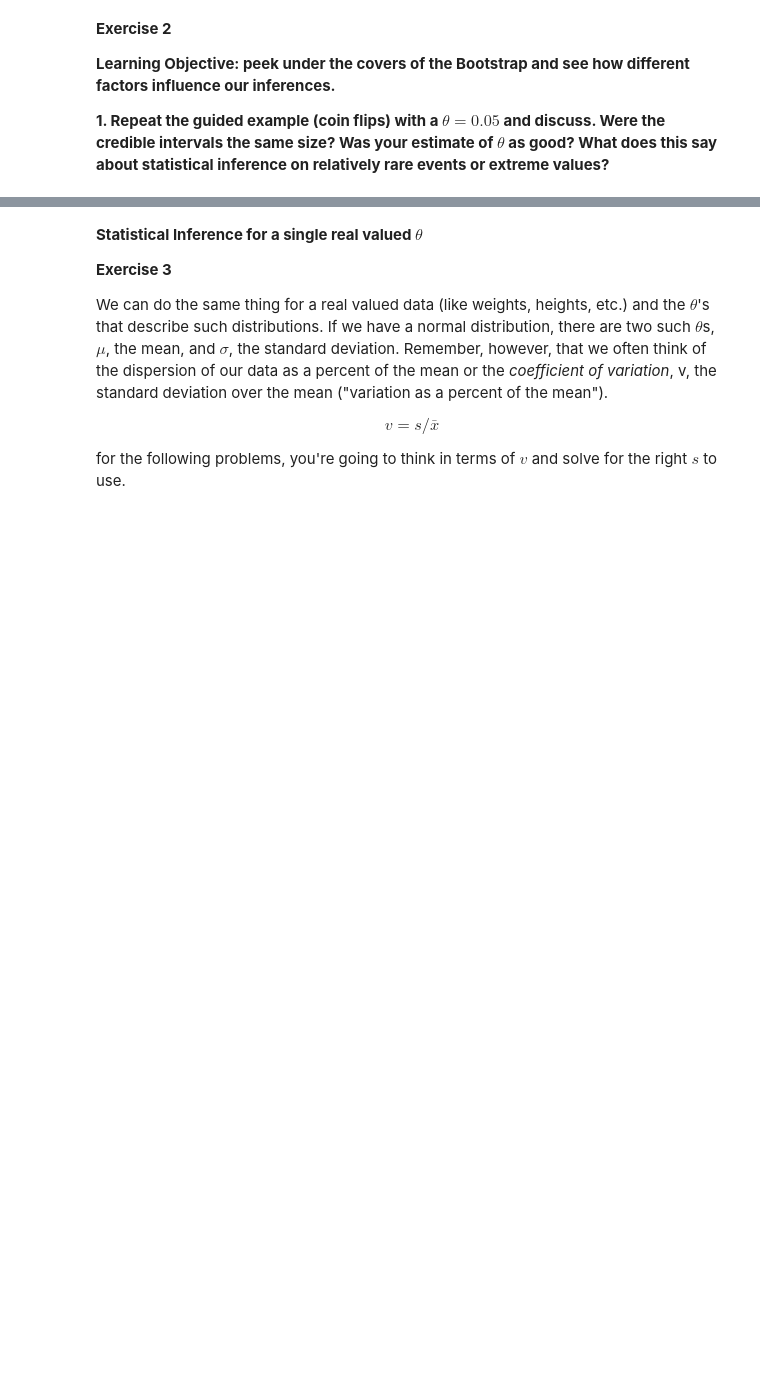
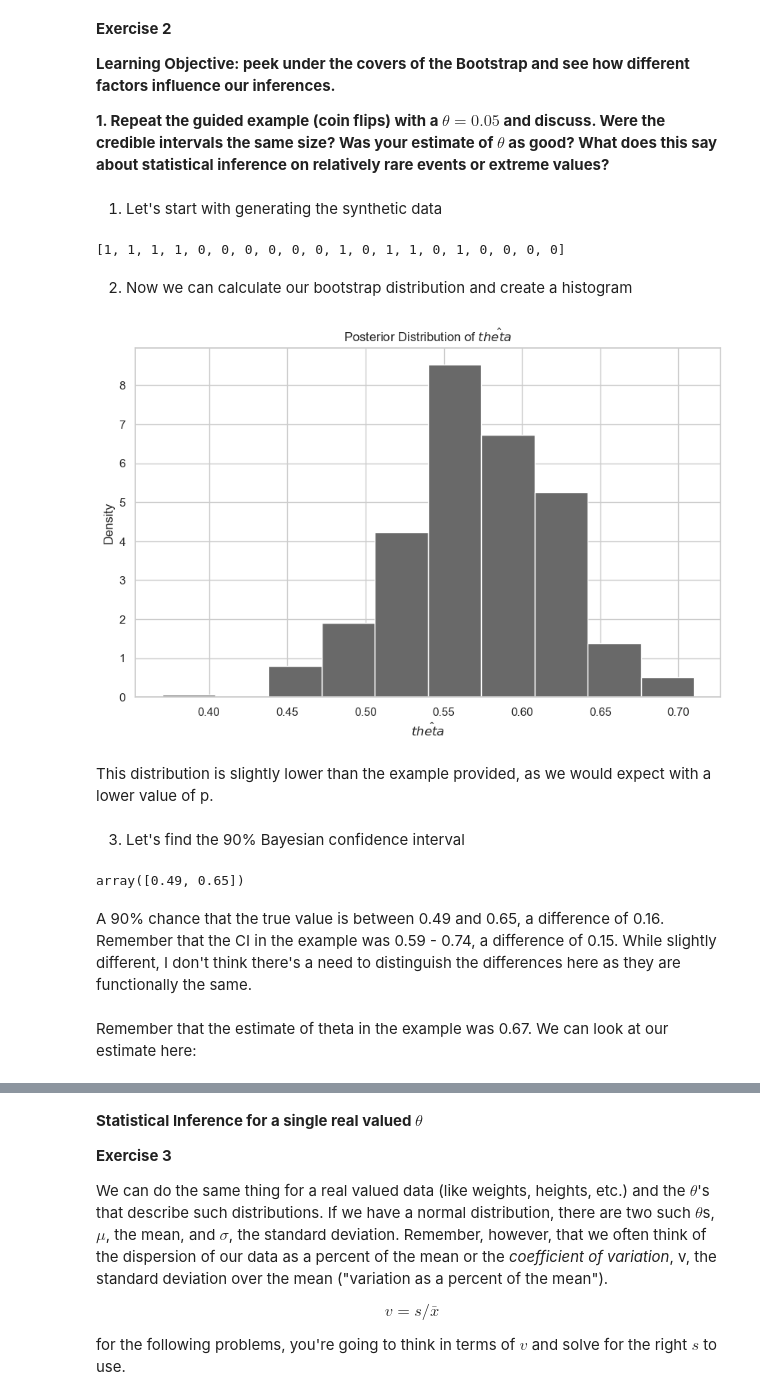
Before and after one commit to ansaridan/jhu-data-engineering-team-5, a Jupyter notebook: Module_7/Jhirsc21.ipynb, the cells around one changed output, grey strips where cells are left out. Drawn from its saved outputs; the diff is of its cells as text; code cells hidden in the pictures; blank space fills up the shorter version.

```diff
--- a/Module_7/Jhirsc21.ipynb
+++ b/Module_7/Jhirsc21.ipynb
@@ -249,3 +249,43 @@ These exercises investigate some of the dimensions.
 **Learning Objective: peek under the covers of the Bootstrap and see how different factors influence our inferences.**
 
 **1\. Repeat the guided example (coin flips) with a $\theta = 0.05$ and discuss. Were the credible intervals the same size? Was your estimate of $\theta$ as good? What does this say about statistical inference on relatively rare events or extreme values?**
+# %% [markdown]
+1. Let's start with generating the synthetic data
+# %%
+np.random.seed([34629])
+
+theta = 0.5
+data = [1 if np.random.rand() < theta else 0 for _ in range( 100)]
+print( data[0:20])
+# %% [output]
+[1, 1, 1, 1, 0, 0, 0, 0, 0, 0, 1, 0, 1, 1, 0, 1, 0, 0, 0, 0]
+# %% [markdown]
+2. Now we can calculate our bootstrap distribution and create a histogram
+# %%
+posterior = bootstrap_sample( data, np.mean, 1000)
+
+figure = plt.figure(figsize=(10, 6)) # first element is width, second is height.
+
+axes = figure.add_subplot(1, 1, 1)
+
+axes.hist( posterior, density=True, color='dimgray')
+axes.set_ylabel( "Density")
+axes.set_xlabel( "$\hat{theta}$")
+axes.set_title( "Posterior Distribution of $\hat{theta}$")
+
+plt.show()
+plt.close()
+# %% [output]
+[figure, added]
+# %% [markdown]
+This distribution is slightly lower than the example provided, as we would expect with a lower value of p.
+# %% [markdown]
+3. Let's find the 90% Bayesian confidence interval
+# %%
+stats.mstats.mquantiles( posterior, [0.05, 0.95])
+# %% [output]
+array([0.49, 0.65])
+# %% [markdown]
+A 90% chance that the true value is between 0.49 and 0.65, a difference of 0.16. Remember that the CI in the example was 0.59 - 0.74, a difference of 0.15. While slightly different, I don't think there's a need to distinguish the differences here as they are functionally the same.
+# %% [markdown]
+Remember that the estimate of theta in the example was 0.67. We can look at our estimate here:
```
Also changed, not shown: parts of 27 cells of this notebook.
